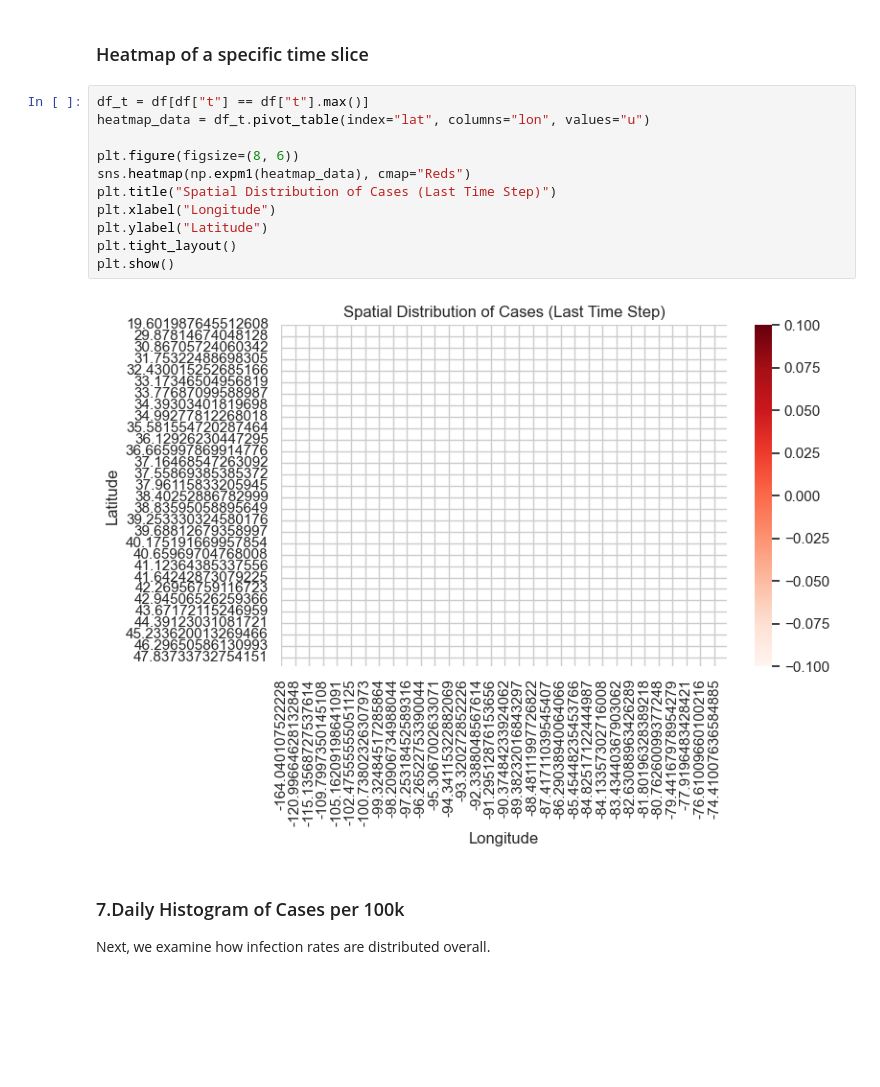
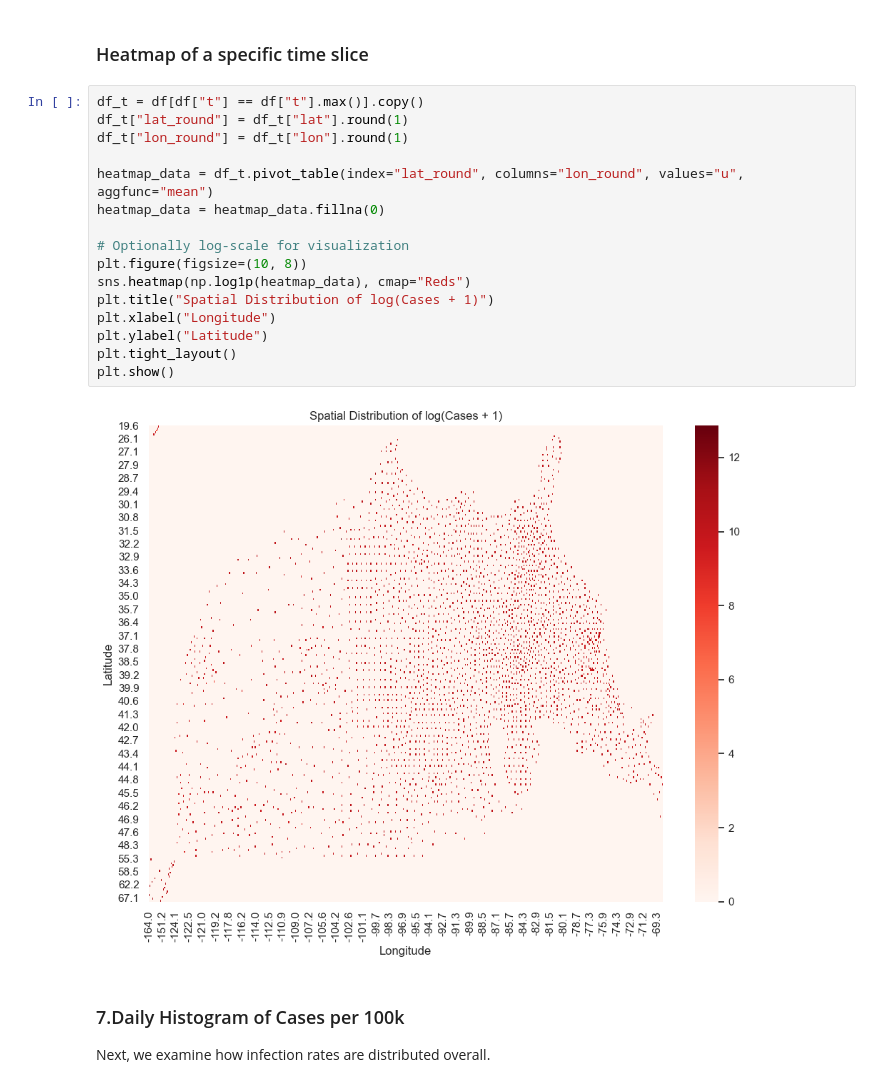
Before and after one commit to navidbahadoran/Summer-2025-DL-Project-PINN, a Jupyter notebook: EDA.ipynb, the cells around one changed output. Cells and saved outputs as stored; diff of their text form; blank space fills up the shorter version.

```diff
--- a/EDA.ipynb
+++ b/EDA.ipynb
@@ -163,18 +163,23 @@ Comparing different counties reveals variations in timing and magnitude of infec
 # %% [markdown]
 ### Heatmap of a specific time slice
 # %%
-df_t = df[df["t"] == df["t"].max()]
-heatmap_data = df_t.pivot_table(index="lat", columns="lon", values="u")
+df_t = df[df["t"] == df["t"].max()].copy()
+df_t["lat_round"] = df_t["lat"].round(1)
+df_t["lon_round"] = df_t["lon"].round(1)
 
-plt.figure(figsize=(8, 6))
-sns.heatmap(np.expm1(heatmap_data), cmap="Reds")
-plt.title("Spatial Distribution of Cases (Last Time Step)")
+heatmap_data = df_t.pivot_table(index="lat_round", columns="lon_round", values="u", aggfunc="mean")
+heatmap_data = heatmap_data.fillna(0)
+
+# Optionally log-scale for visualization
+plt.figure(figsize=(10, 8))
+sns.heatmap(np.log1p(heatmap_data), cmap="Reds")
+plt.title("Spatial Distribution of log(Cases + 1)")
 plt.xlabel("Longitude")
 plt.ylabel("Latitude")
 plt.tight_layout()
 plt.show()
 # %% [output]
-[figure, old version]
+[figure, new version]
 # %% [markdown]
 ### 7.Daily Histogram of Cases per 100k
 Next, we examine how infection rates are distributed overall.
```
Also changed, not shown: parts of 1 cell of this notebook.
